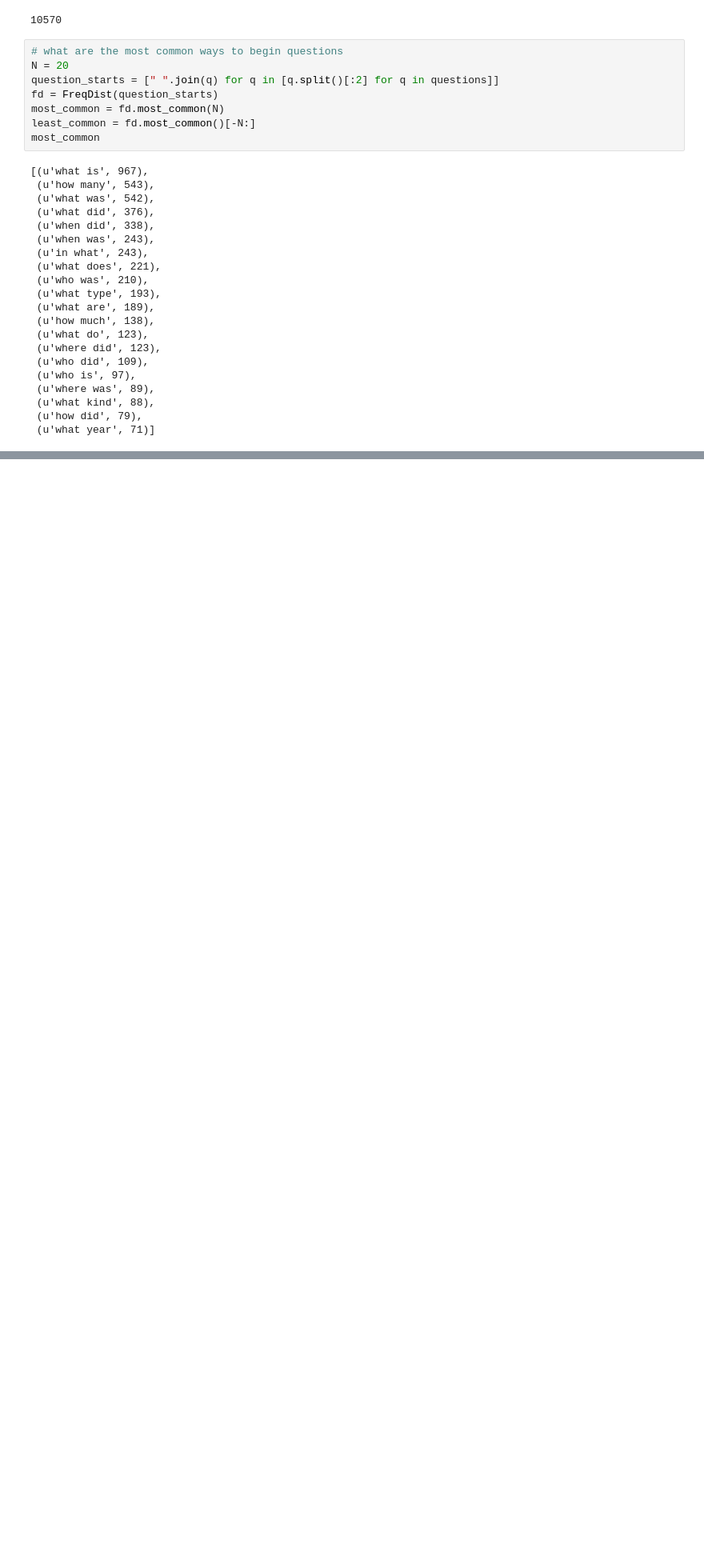
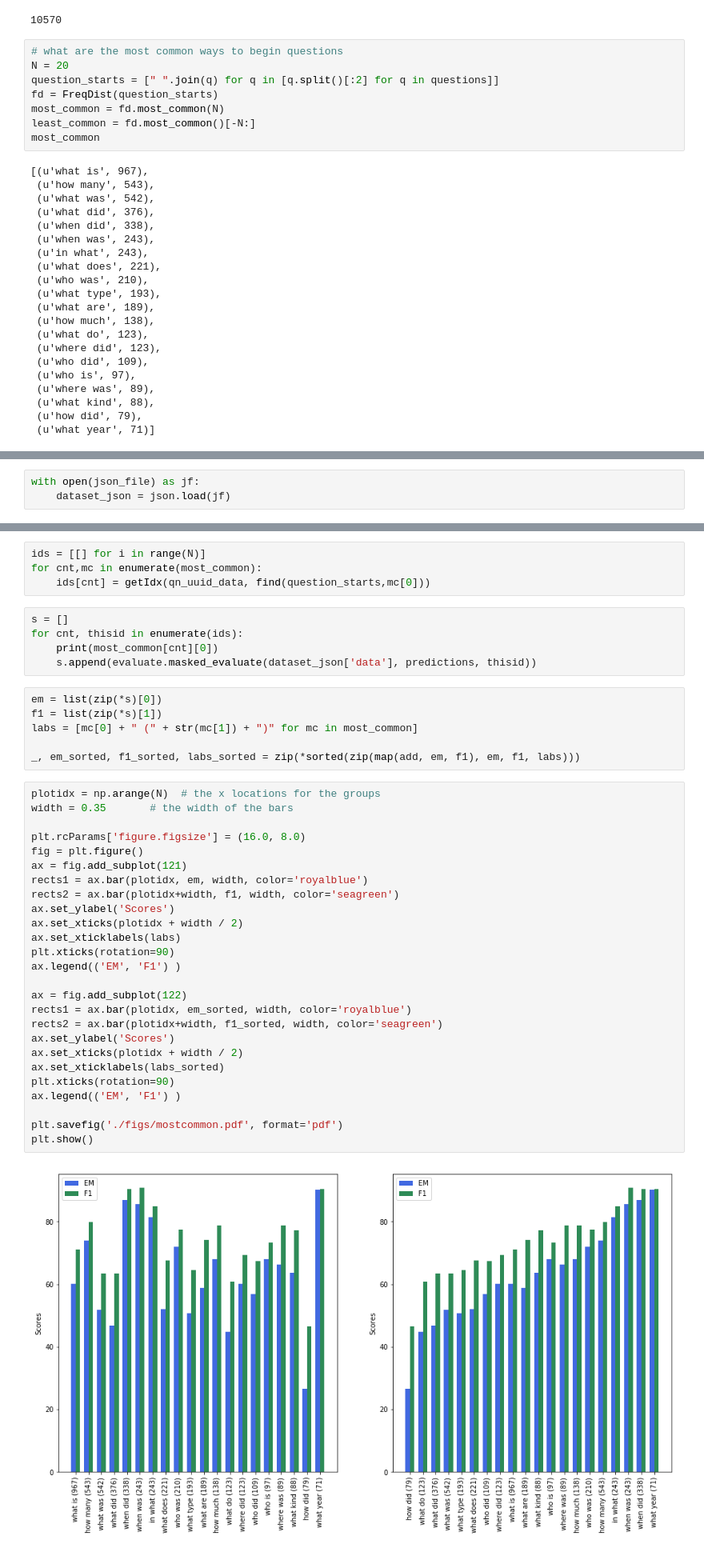
Before and after one commit to aiedward/SQuAD-1, a Jupyter notebook: code/analysis.ipynb, the cells around one changed output, grey strips where cells are left out. Shown at 80% size. Cells and saved outputs as stored; diff of their text form; blank space fills up the shorter version.

```diff
--- a/code/analysis.ipynb
+++ b/code/analysis.ipynb
@@ -52,0 +60,3 @@ most_common_mask = [[q==x[0] for q in question_starts] for x in most_common]
+# %%
+with open(json_file) as jf:
+    dataset_json = json.load(jf)
@@ -52,0 +73,43 @@ most_common_mask = [[q==x[0] for q in question_starts] for x in most_common]
+# %%
+ids = [[] for i in range(N)]
+for cnt,mc in enumerate(most_common):
+    ids[cnt] = getIdx(qn_uuid_data, find(question_starts,mc[0]))
+# %%
+s = []
+for cnt, thisid in enumerate(ids):
+    print(most_common[cnt][0])
+    s.append(evaluate.masked_evaluate(dataset_json['data'], predictions, thisid))
+# %%
+em = list(zip(*s)[0])
+f1 = list(zip(*s)[1])
+labs = [mc[0] + " (" + str(mc[1]) + ")" for mc in most_common]
+
+_, em_sorted, f1_sorted, labs_sorted = zip(*sorted(zip(map(add, em, f1), em, f1, labs)))
+# %%
+plotidx = np.arange(N)  # the x locations for the groups
+width = 0.35       # the width of the bars
+
+plt.rcParams['figure.figsize'] = (16.0, 8.0)
+fig = plt.figure()
+ax = fig.add_subplot(121)
+rects1 = ax.bar(plotidx, em, width, color='royalblue')
+rects2 = ax.bar(plotidx+width, f1, width, color='seagreen')
+ax.set_ylabel('Scores')
+ax.set_xticks(plotidx + width / 2)
+ax.set_xticklabels(labs)
+plt.xticks(rotation=90)
+ax.legend(('EM', 'F1') )
+
+ax = fig.add_subplot(122)
+rects1 = ax.bar(plotidx, em_sorted, width, color='royalblue')
+rects2 = ax.bar(plotidx+width, f1_sorted, width, color='seagreen')
+ax.set_ylabel('Scores')
+ax.set_xticks(plotidx + width / 2)
+ax.set_xticklabels(labs_sorted)
+plt.xticks(rotation=90)
+ax.legend(('EM', 'F1') )
+
+plt.savefig('./figs/mostcommon.pdf', format='pdf')
+plt.show()
+# %% [output]
+[figure, added]
```
Also changed, not shown: parts of 13 cells of this notebook, 9 other files.
